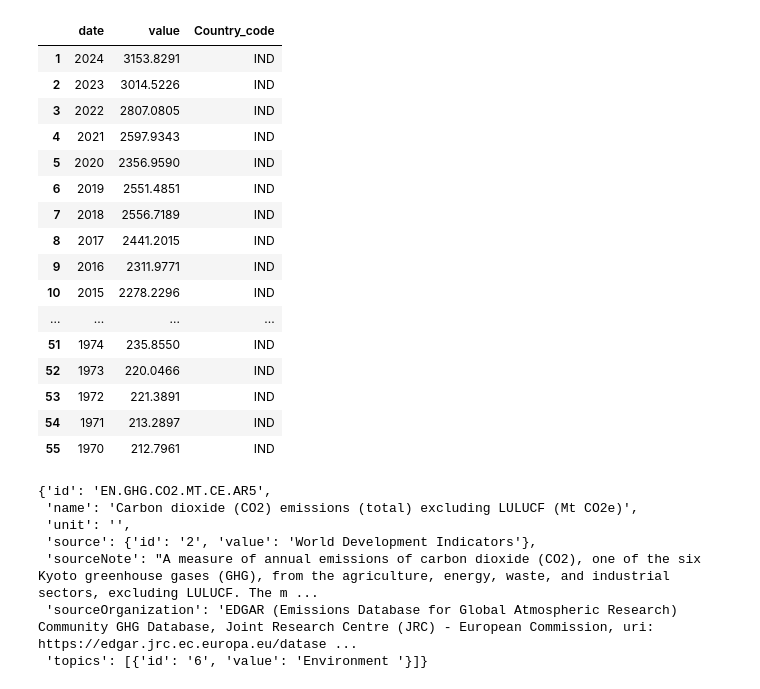
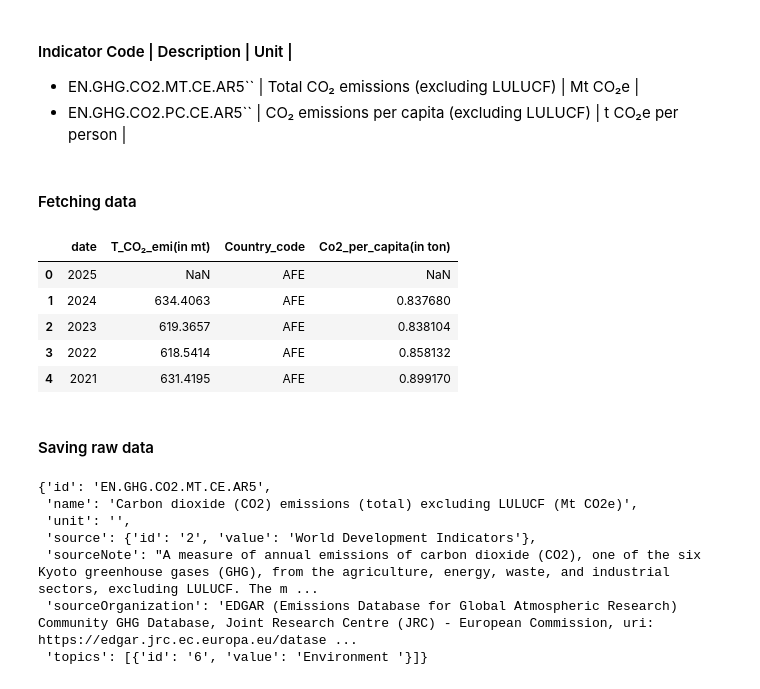
Before and after one commit to Aditya5235/global-climate-dashboard, a Jupyter notebook: notebooks/eda/CO2_emission.ipynb, the cells around one changed output. Saved outputs shown, nothing was run; the diff lists cells and outputs as text; code cells hidden in the pictures.

Commit message:
co2 emission EDA complete

```diff
--- a/notebooks/eda/CO2_emission.ipynb
+++ b/notebooks/eda/CO2_emission.ipynb
@@ -9,25 +36,21 @@ project_root = os.path.abspath(os.path.join(os.getcwd(), "../.."))
 sys.path.append(project_root)
 
 from src.api.CO2_emission import co2_emission
+# %% [markdown]
+#### Indicator Code           | Description                            | Unit |
+
+- EN.GHG.CO2.MT.CE.AR5`` | Total CO₂ emissions (excluding LULUCF) | Mt CO₂e |
+- EN.GHG.CO2.PC.CE.AR5`` | CO₂ emissions per capita (excluding LULUCF) | t CO₂e per person |
+# %% [markdown]
+#### Fetching data
 # %%
-df , metadata = co2_emission('IND' , 'EN.GHG.CO2.MT.CE.AR5' ,1800 , 2024)
-df  = df.dropna()
-df
+raw_df , metadata = co2_emission( )
+value = 'T_CO₂_emi(in mt)'
+raw_df.head()
 # %% [output]
-|  | date | value | Country_code |
-| 1 | 2024 | 3153.8291 | IND |
-| 2 | 2023 | 3014.5226 | IND |
-| 3 | 2022 | 2807.0805 | IND |
-| 4 | 2021 | 2597.9343 | IND |
-| 5 | 2020 | 2356.9590 | IND |
-| 6 | 2019 | 2551.4851 | IND |
-| 7 | 2018 | 2556.7189 | IND |
-| 8 | 2017 | 2441.2015 | IND |
-| 9 | 2016 | 2311.9771 | IND |
-| 10 | 2015 | 2278.2296 | IND |
-| ... | ... | ... | ... |
-| 51 | 1974 | 235.8550 | IND |
-| 52 | 1973 | 220.0466 | IND |
-| 53 | 1972 | 221.3891 | IND |
-| 54 | 1971 | 213.2897 | IND |
-| 55 | 1970 | 212.7961 | IND |
+|  | date | T_CO₂_emi(in mt) | Country_code | Co2_per_capita(in ton) |
+| 0 | 2025 | NaN | AFE | NaN |
+| 1 | 2024 | 634.4063 | AFE | 0.837680 |
+| 2 | 2023 | 619.3657 | AFE | 0.838104 |
+| 3 | 2022 | 618.5414 | AFE | 0.858132 |
+| 4 | 2021 | 631.4195 | AFE | 0.899170 |
@@ -33,0 +65,2 @@ df
+# %% [markdown]
+#### Saving raw data
```
Also changed, not shown: parts of 56 cells of this notebook, 8 other files.
